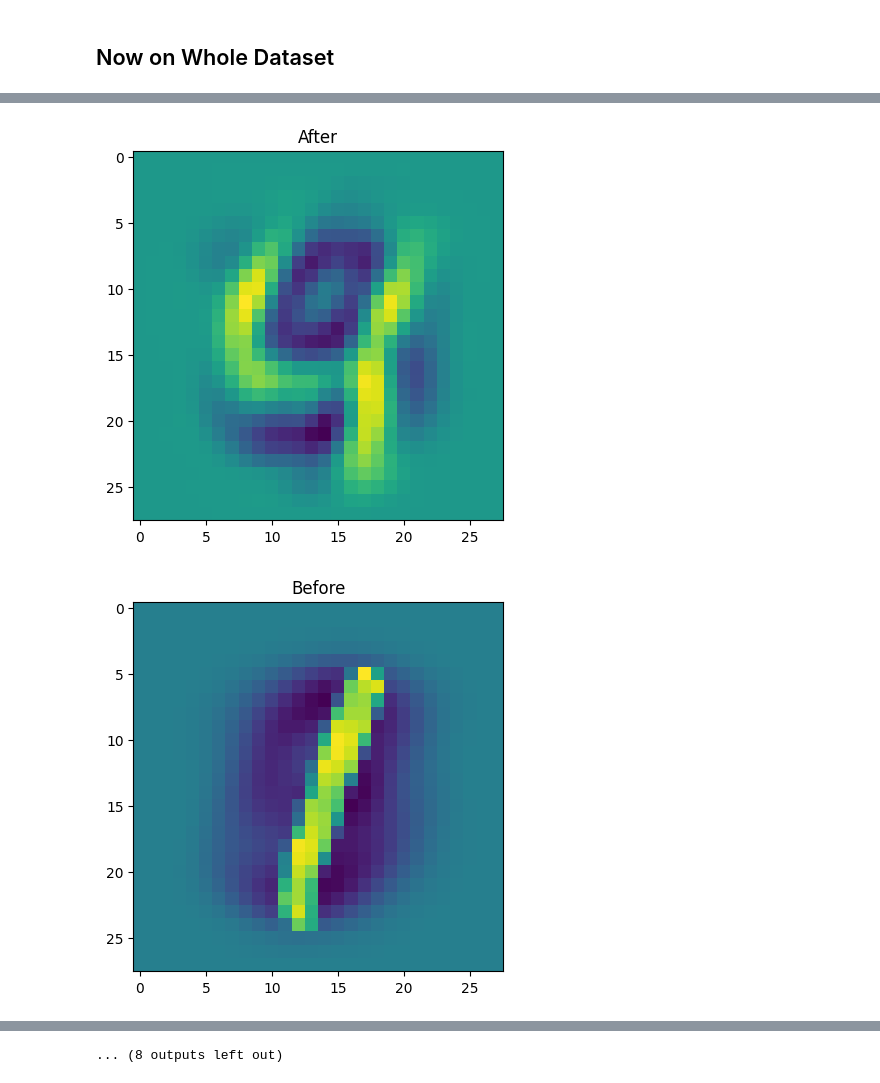
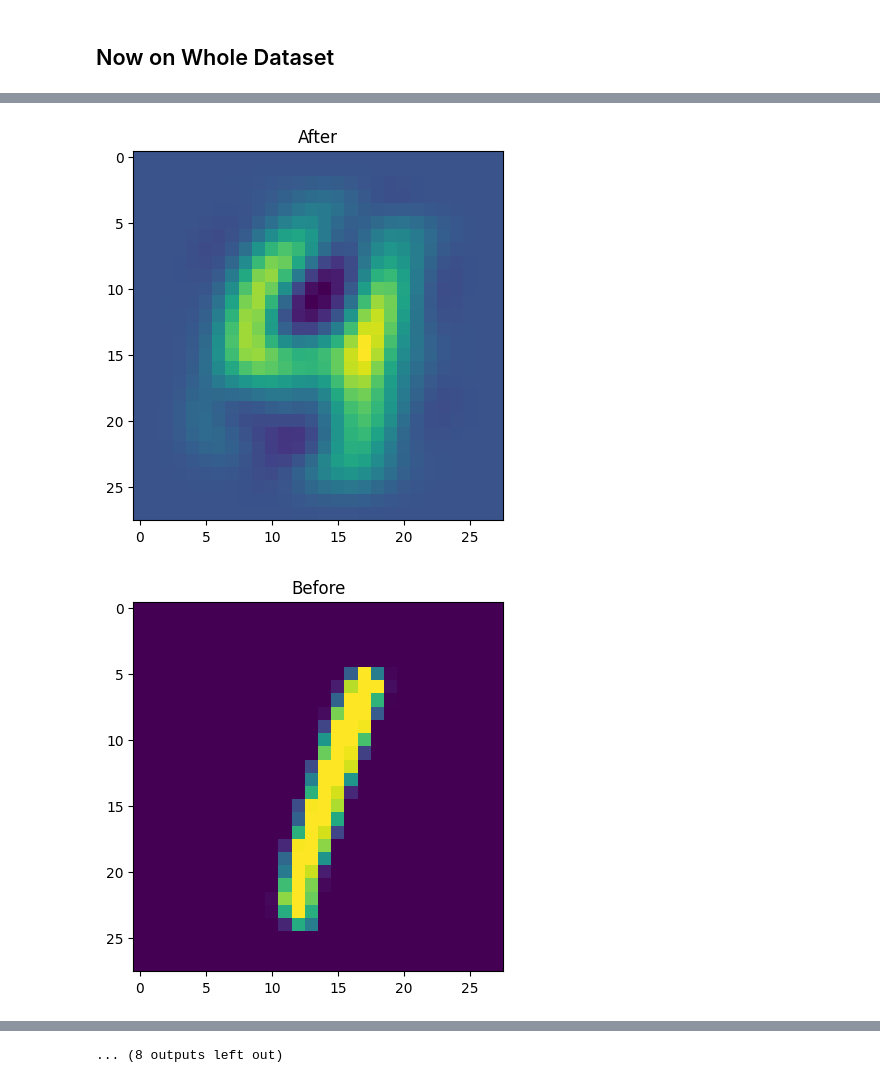
Before and after one commit to quaternio/demonstrations-in-dimensionality-reduction, a Jupyter notebook: PCA.ipynb, the cells around one changed output, grey strips where cells are left out. Drawn from its saved outputs; the diff is of its cells as text; code cells hidden in the pictures.

Commit message:
Add standardization in preprocessing; Add stratified PCA

```diff
--- a/PCA.ipynb
+++ b/PCA.ipynb
@@ -96,9 +116,9 @@ plt.imshow(Xs[8][0][:,0].reshape((28,28)))
 ## Considering Eigenvalues and Variance of Handwritten Digit 8
 # %%
 eig_vals, eig_vecs = np.linalg.eigh(Ss[8][0])
-idxs = np.flip(np.argsort(eig_vals[-200:]))
+idxs = np.flip(np.argsort(eig_vals))[:200]
 ordered_eigvals = np.flip(np.sort(eig_vals[-200:]))
-ordered_eigvecs = eig_vecs[idxs]
+ordered_eigvecs = eig_vecs[:,idxs]
 plt.figure()
 plt.xlabel("Index")
 plt.ylabel("Eigenvalue")
@@ -116,0 +137,8 @@ plt.plot([np.sum(ordered_eigvals[:i]) for i, _ in enumerate(ordered_eigvals)])
+# %%
+M = 10
+print(ordered_eigvecs.shape)
+B = ordered_eigvecs[:,:M]
+print(Xs_strat_test[8][0].shape)
+print(B.shape)
+
+print(idxs)
@@ -116,0 +161,17 @@ plt.plot([np.sum(ordered_eigvals[:i]) for i, _ in enumerate(ordered_eigvals)])
+# %%
+num_ex = 10
+
+for i in range(num_ex):
+    plt.figure()
+    plt.title("Before")
+    plt.imshow((Xs_strat_test[8][0][:,i].reshape((Xs_strat_test[8][0][:,i].size, 1))*stdss[8]+mus[8]).reshape((28,28)))
+
+    # Compute encoding
+    z = B.T@Xs_strat_test[8][0][:,i]
+
+    # Compute decoding
+    x_tilde = B@z
+
+    plt.figure()
+    plt.title("After")
+    plt.imshow((x_tilde.reshape((x_tilde.size, 1))*stdss[8]+mus[8]).reshape((28,28)))
@@ -139,5 +214,5 @@ plt.plot([np.sum(ordered_eigvals[:i]) for i, _ in enumerate(ordered_eigvals)])
 # %%
-M = 25
+M = 10
 B = ordered_eigvecs[:,:M]
 print(X_test.shape)
 print(B.shape)
@@ -164,7 +239,7 @@ num_ex = 10
 for i in range(num_ex):
     plt.figure()
     plt.title("Before")
-    plt.imshow(X_test[:,i].reshape((28,28)))
+    plt.imshow((X_test[:,i].reshape((X_test[:,i].size, 1))*stds+mu).reshape((28,28)))
 
     # Compute encoding
     z = B.T@X_test[:,i]
@@ -174,5 +249,5 @@ for i in range(num_ex):
 
     plt.figure()
     plt.title("After")
-    plt.imshow(x_tilde.reshape((28,28)))
+    plt.imshow((x_tilde.reshape((x_tilde.size, 1))*stds+mu).reshape((28,28)))
 # %% [output]
@@ -188,2 +263,2 @@ for i in range(num_ex):
-[figure, old version]
+[figure, new version]
-[figure, old version]
+[figure, new version]
```
Also changed, not shown: parts of 15 cells of this notebook.
